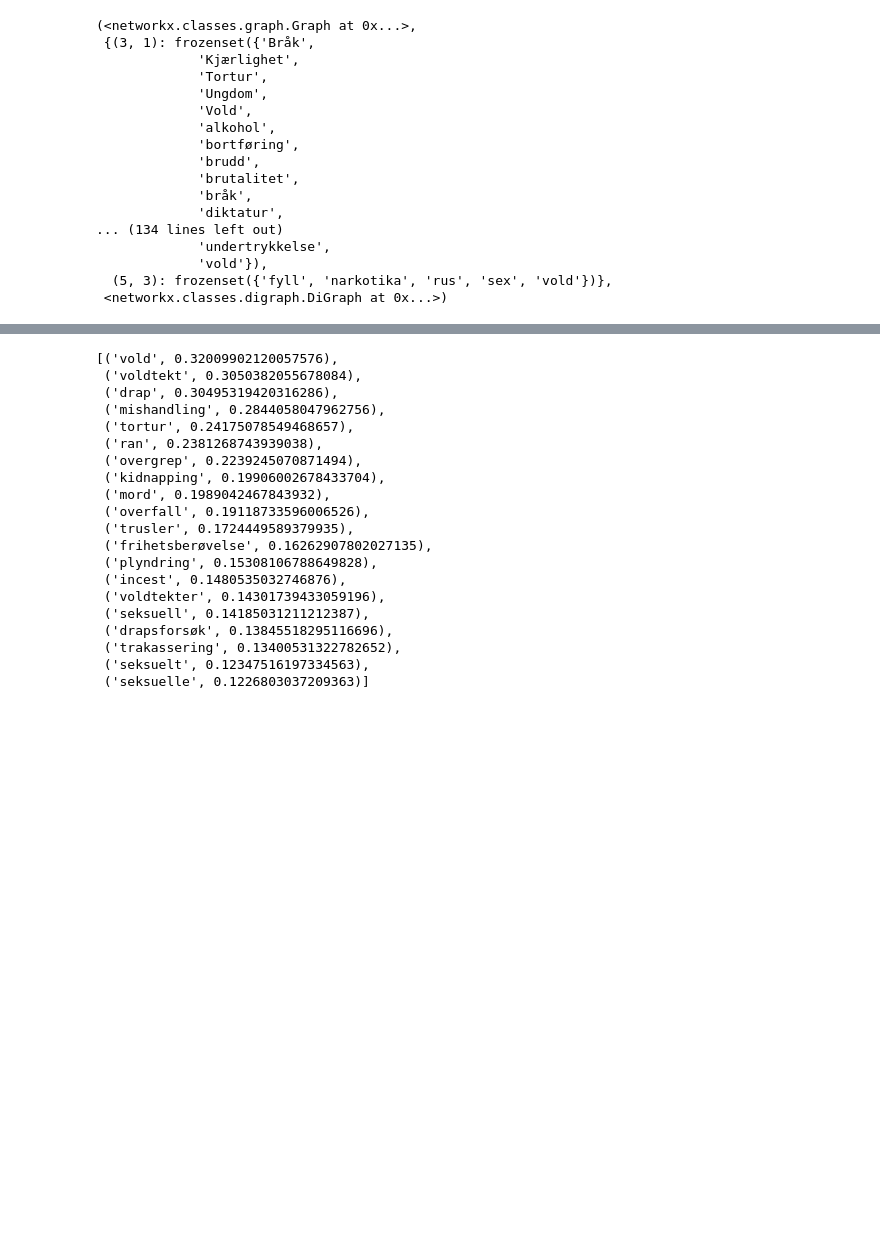
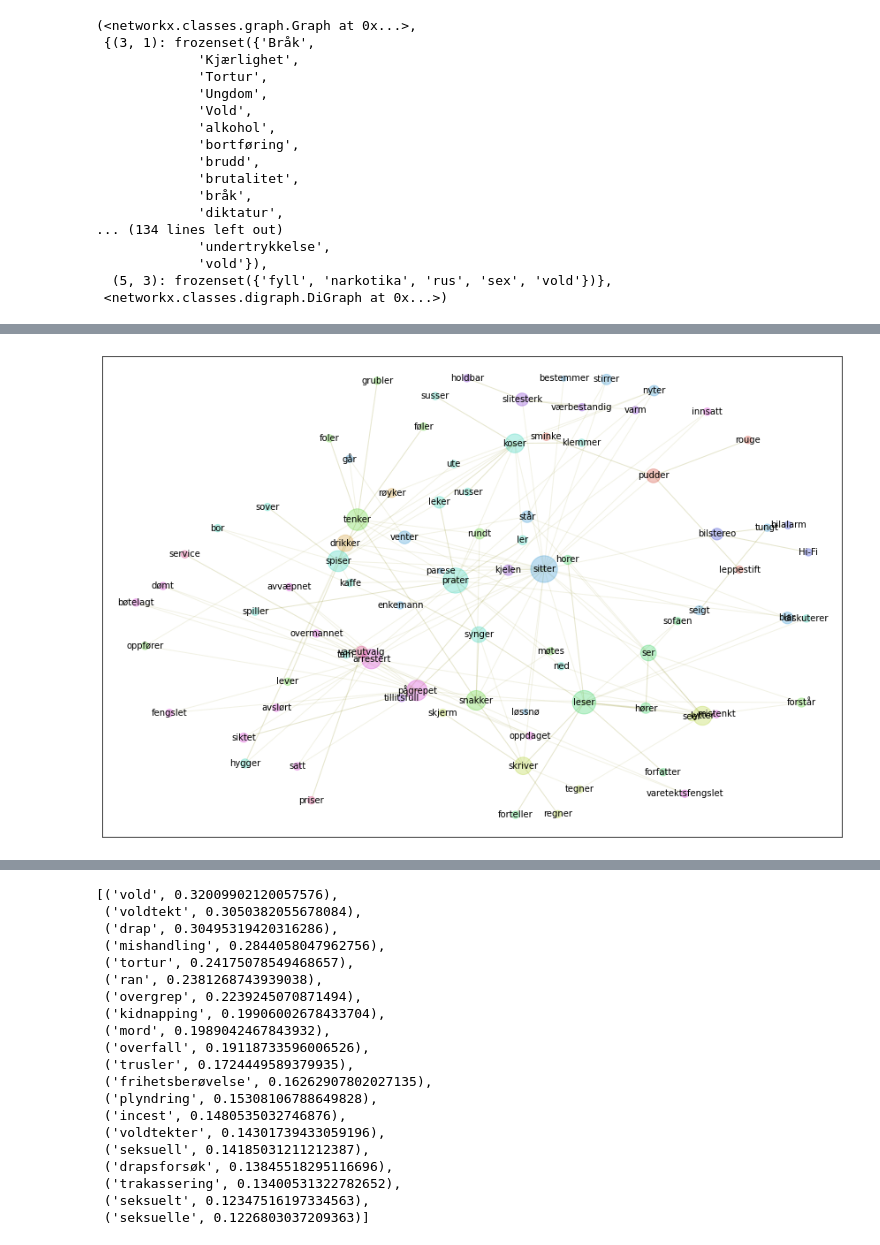
Before and after one commit to Yoonsen/Miscellaneous-Notebooks, a Jupyter notebook: Galakser som embedding/Galakser som embedding.ipynb, the cells around one changed output, grey strips where cells are left out. Saved outputs shown, nothing was run; the diff lists cells and outputs as text; code cells hidden in the pictures; blank space fills up the shorter version.

```diff
--- a/Galakser som embedding/Galakser som embedding.ipynb
+++ b/Galakser som embedding/Galakser som embedding.ipynb
@@ -140,2 +83,6 @@ NameError: name 'syn' is not defined
 # %%
-G= nb.make_graph('democracy' , lang='eng')
+G= nb.make_graph('sitter', cutoff = 15)
+# %%
+gnl.show_graph(G, spread = 1.5)
+# %% [output]
+[figure, added]
```
Also changed, not shown: parts of 10 cells of this notebook, 1 other file.
